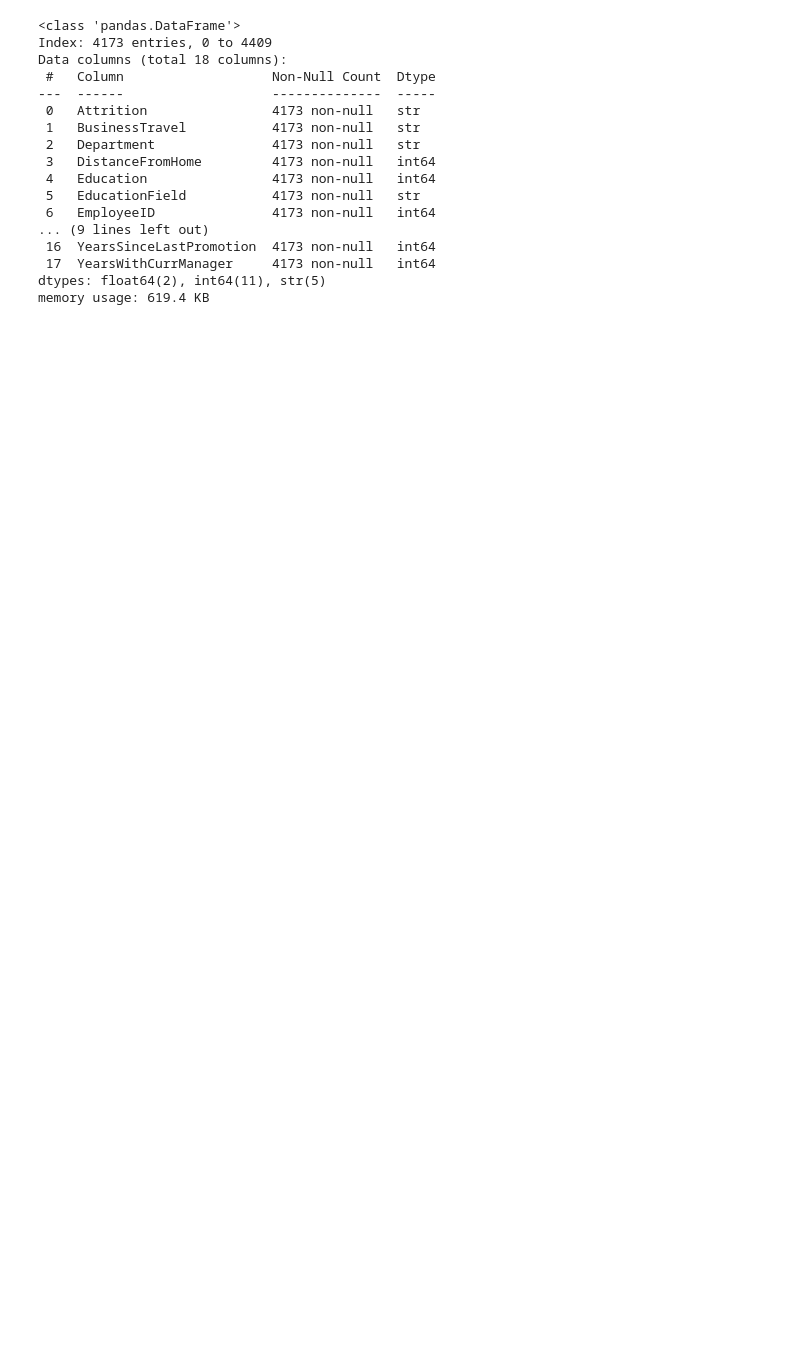
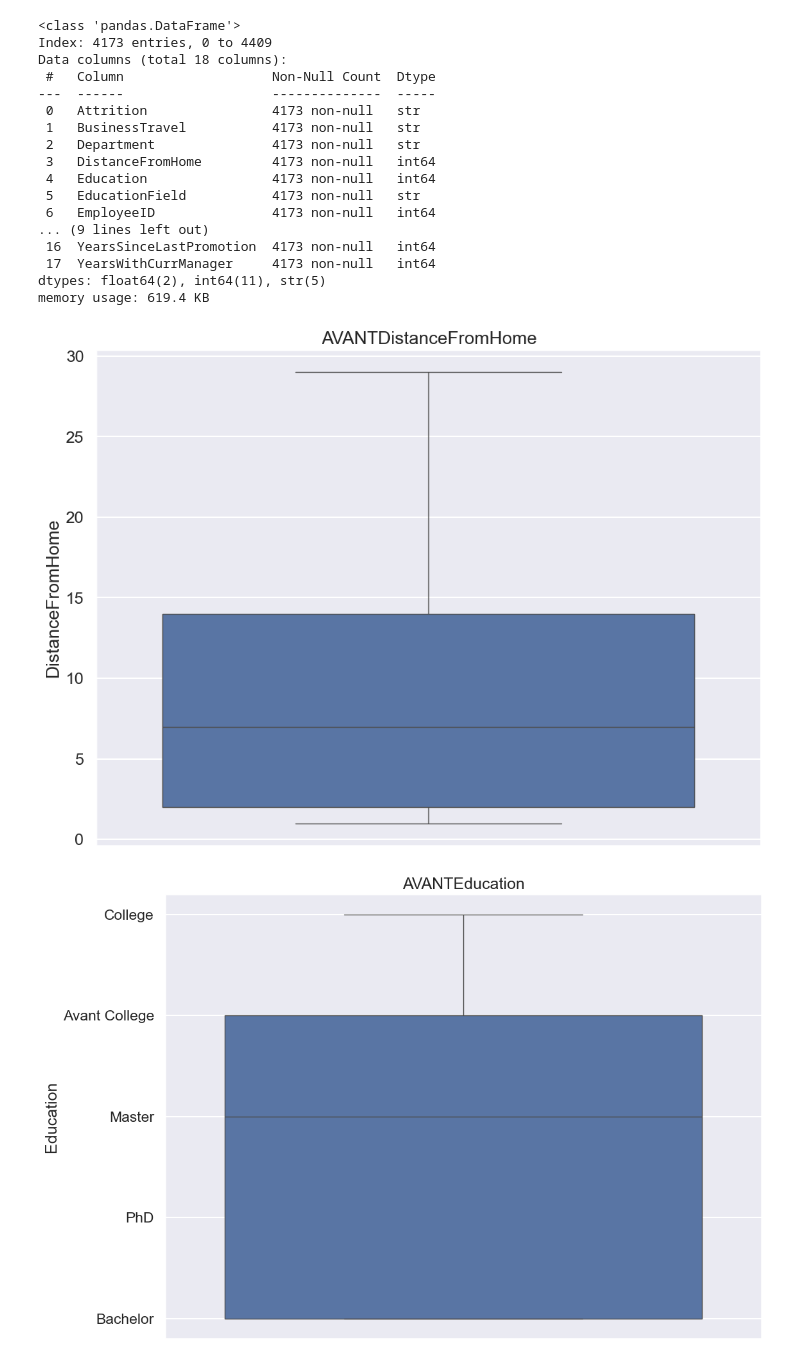
Before and after one commit to moreelremy/FISA_A4_IA_GRP1, a Jupyter notebook: Projet/Projet.ipynb, the cells around one changed output. Cells and saved outputs as stored; diff of their text form; code cells hidden in the pictures; blank space fills up the shorter version.

```diff
--- a/Projet/Projet.ipynb
+++ b/Projet/Projet.ipynb
@@ -280,7 +280,7 @@ plt.title("Missing Values in General Survey Data")
 plt.show()
 
 general_data_numerical_columns = general_data.select_dtypes(include=['float64', 'int64']).columns
-general_data_categorical_columns = general_data.select_dtypes(include=['object', 'str']).columns
+general_data_categorical_columns = general_data.select_dtypes(include=['object']).columns
 
 # Fill missing values in general_data with the mode
 if dropData:
@@ -300,7 +300,7 @@ plt.title("Missing Values in Employee Survey Data")
 plt.show()
 
 employee_survey_data_numerical_columns = employee_survey_data.select_dtypes(include=['float64', 'int64']).columns
-employee_survey_data_categorical_columns = employee_survey_data.select_dtypes(include=['object', 'str']).columns
+employee_survey_data_categorical_columns = employee_survey_data.select_dtypes(include=['object']).columns
 
 # Fill missing values in employee_survey_data with the mode
 if dropData:
@@ -534,3 +536,6 @@ memory usage: 895.9 KB
 [figure]
 [figure]
 ... (15 outputs left out)
+# %%
+for col in general_data_numerical_columns:
+    print(col, data[col].dtype)
@@ -558,3 +577,11 @@ Data columns (total 18 columns):
  17  YearsWithCurrManager     4173 non-null   int64
 dtypes: float64(2), int64(11), str(5)
 memory usage: 619.4 KB
+# %%
+for col in general_data_numerical_columns:
+	plt.title("AVANT"+col)
+	sns.boxplot(data[col])
+	plt.show()
+# %% [output]
+[figure, added]
+[figure, added]
```
Also changed, not shown: parts of 6 cells of this notebook.
